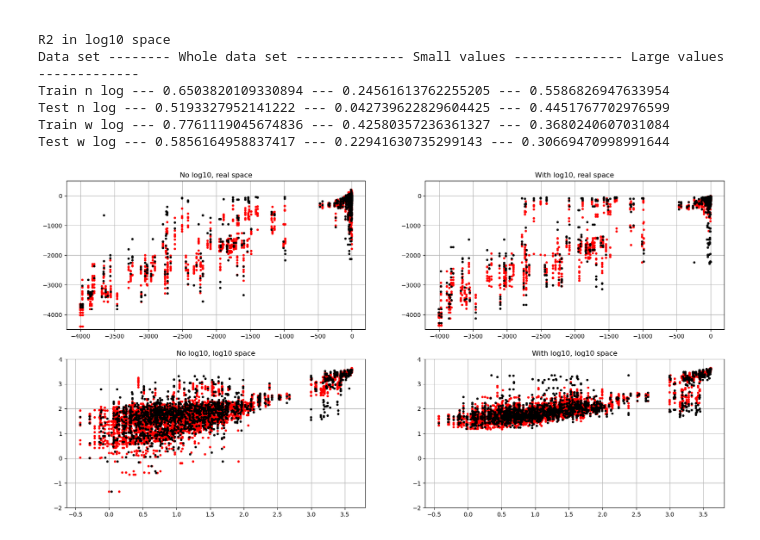
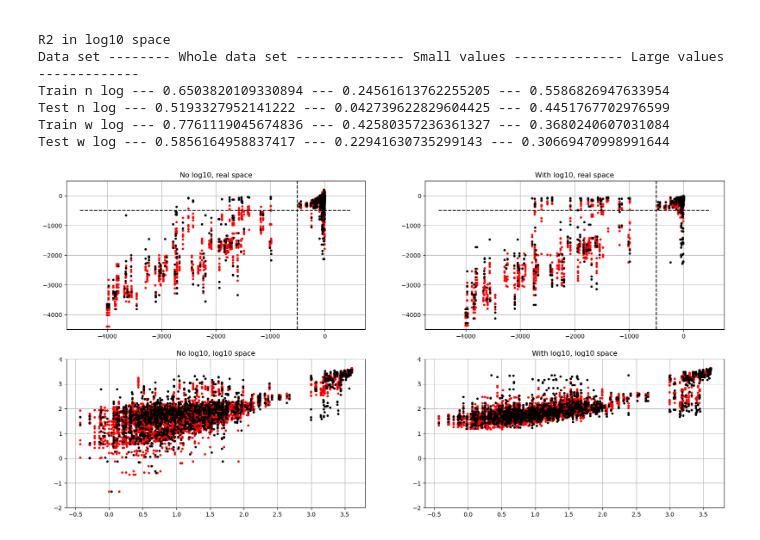
Before and after one commit to parallelworks/dynamic-learning-rivers, a Jupyter notebook: examples/log10_or_not_log10.ipynb, the cells around one changed output. Saved outputs shown, nothing was run; the diff lists cells and outputs as text; code cells hidden in the pictures.

```diff
--- a/examples/log10_or_not_log10.ipynb
+++ b/examples/log10_or_not_log10.ipynb
@@ -201,6 +200,8 @@ ax1.plot(
 ax1.grid()
 ax1.set_ylim([-4500, 500])
 ax1.title.set_text('No log10, real space')
+ax1.plot([-4500, 500],[-500, -500],'k--')
+ax1.plot([-500, -500],[-4500, 500],'k--')
 
 ax2.plot(
     train_target_w_log['target'],
@@ -208,31 +209,33 @@ ax2.plot(
 
 ax2.plot(
     test_target_w_log['target'],
     test_target_w_log['predicted'],'k.')
 ax2.grid()
 ax2.set_ylim([-4500, 500])
 ax2.title.set_text('With log10, real space')
+ax2.plot([-4500, 500],[-500, -500],'k--')
+ax2.plot([-500, -500],[-4500, 500],'k--')
 
 ax3.plot(
     np.log10(np.abs(train_target_n_log['target'])),
     np.log10(np.abs(train_target_n_log['predicted'])),'r.')
 
 ax3.plot(
     np.log10(np.abs(test_target_n_log['target'])),
     np.log10(np.abs(test_target_n_log['predicted'])),'k.')
 ax3.grid()
 ax3.set_ylim([-2, 4])
 ax3.title.set_text('No log10, log10 space')
 
 ax4.plot(
     np.log10(np.abs(train_target_w_log['target'])),
     np.log10(np.abs(train_target_w_log['predicted'])),'r.')
 
 ax4.plot(
     np.log10(np.abs(test_target_w_log['target'])),
     np.log10(np.abs(test_target_w_log['predicted'])),'k.')
 ax4.grid()
 ax4.set_ylim([-2, 4])
 ax4.title.set_text('With log10, log10 space')
 # %% [output]
-[figure, old version]
+[figure, new version]
```
Also changed, not shown: parts of 3 cells of this notebook.
